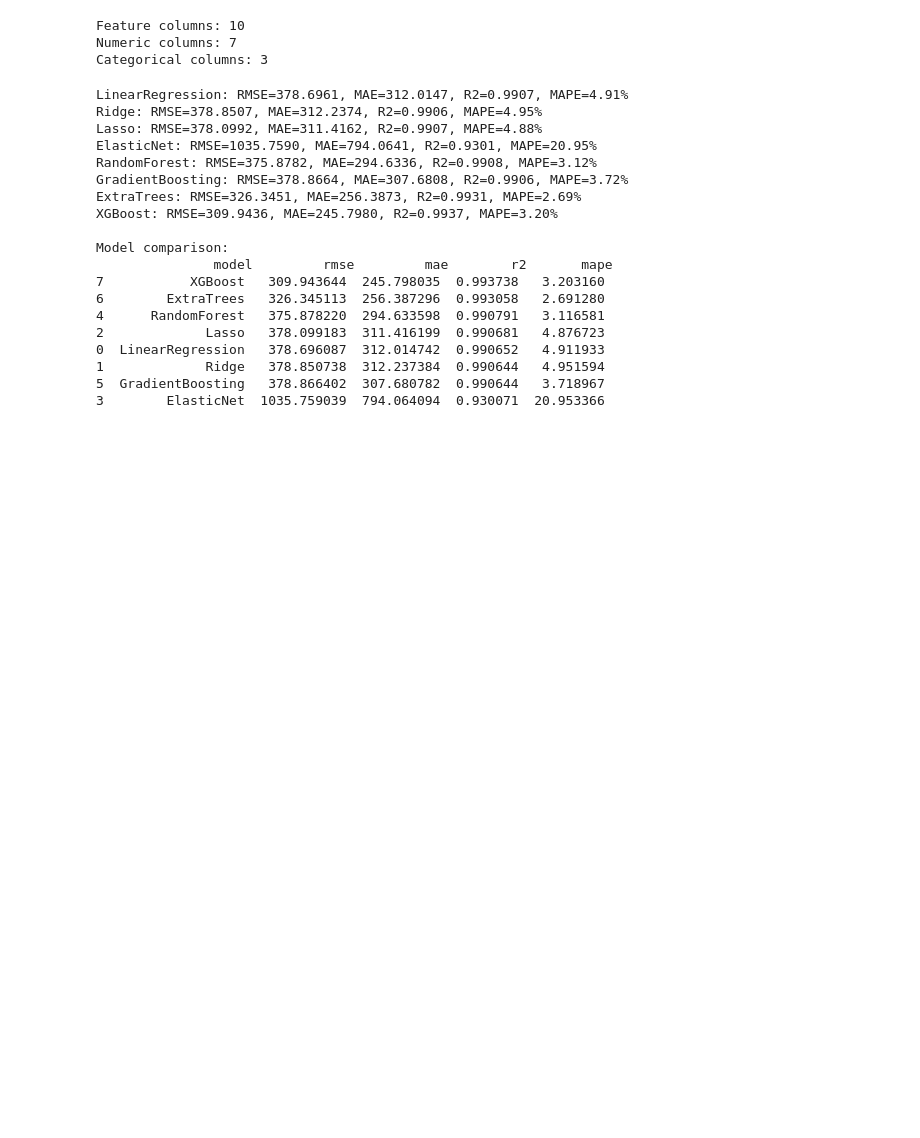
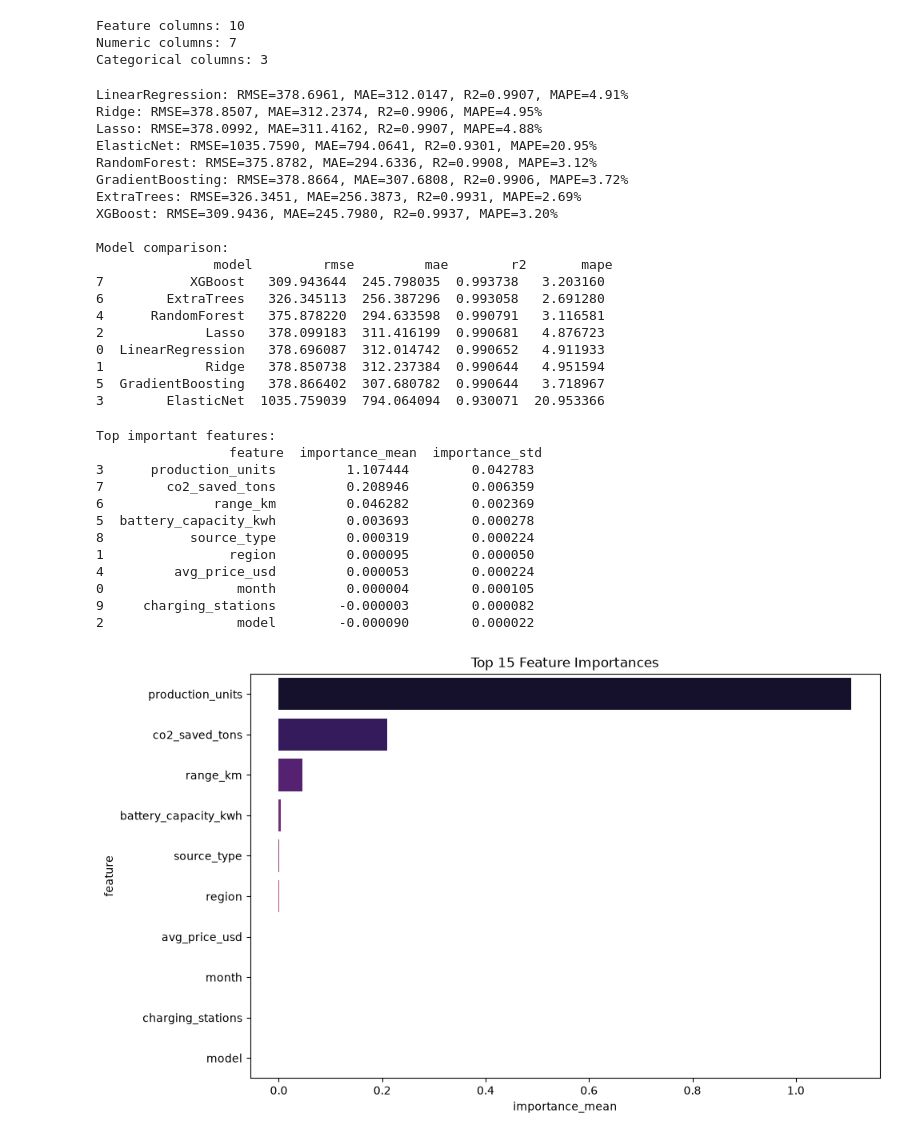
Before and after one commit to techbypradnya/celebal-internship, a Jupyter notebook: Week_02/Assignment/week2_Pradnya.ipynb, the cells around one changed output. Saved outputs shown, nothing was run; the diff lists cells and outputs as text; code cells hidden in the pictures; blank space fills up the shorter version.

```diff
--- a/Week_02/Assignment/week2_Pradnya.ipynb
+++ b/Week_02/Assignment/week2_Pradnya.ipynb
@@ -411,3 +411,50 @@ Model comparison:
 1             Ridge   378.850738  312.237384  0.990644   4.951594
 5  GradientBoosting   378.866402  307.680782  0.990644   3.718967
 3        ElasticNet  1035.759039  794.064094  0.930071  20.953366
+# %%
+# ---------------------------
+# 13. FEATURE IMPORTANCE
+# ---------------------------
+best_model_name = results_df.iloc[0]["model"]
+best_model = fitted_models[best_model_name]
+
+try:
+    perm = permutation_importance(
+        best_model, X_test, y_test,
+        n_repeats=10,
+        random_state=RANDOM_STATE,
+        n_jobs=-1
+    )
+
+    importance_df = pd.DataFrame({
+        "feature": X_test.columns,
+        "importance_mean": perm.importances_mean,
+        "importance_std": perm.importances_std
+    }).sort_values("importance_mean", ascending=False)
+
+    importance_df.to_csv(os.path.join(OUTPUT_DIR, "feature_importance.csv"), index=False)
+    print("\nTop important features:\n", importance_df.head(15))
+
+    plt.figure(figsize=(10, 6))
+    sns.barplot(data=importance_df.head(15), x="importance_mean", y="feature", palette="magma")
+    plt.title("Top 15 Feature Importances")
+    plt.tight_layout()
+    plt.savefig(os.path.join(OUTPUT_DIR, "feature_importance.png"), dpi=200)
+    plt.show()
+
+except Exception as e:
+    print("Feature importance could not be computed:", e)
+# %% [output]
+Top important features:
+                 feature  importance_mean  importance_std
+3      production_units         1.107444        0.042783
+7        co2_saved_tons         0.208946        0.006359
+6              range_km         0.046282        0.002369
+5  battery_capacity_kwh         0.003693        0.000278
+8           source_type         0.000319        0.000224
+1                region         0.000095        0.000050
+4         avg_price_usd         0.000053        0.000224
+0                 month         0.000004        0.000105
+9     charging_stations        -0.000003        0.000082
+2                 model        -0.000090        0.000022
+[figure, added]
```
Also changed, not shown: parts of 4 cells of this notebook, 7 other files.
